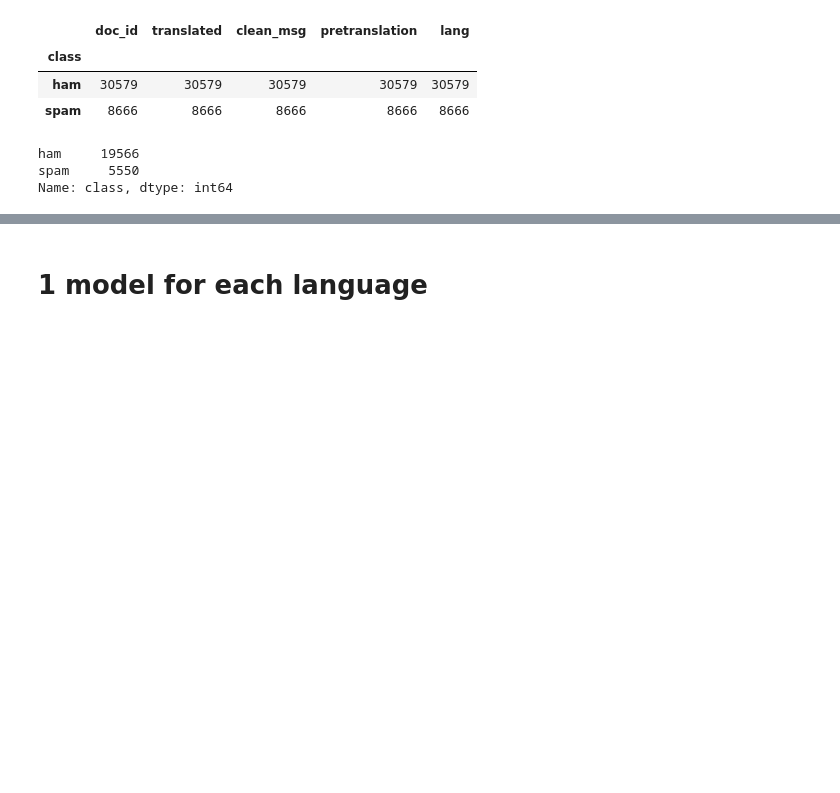
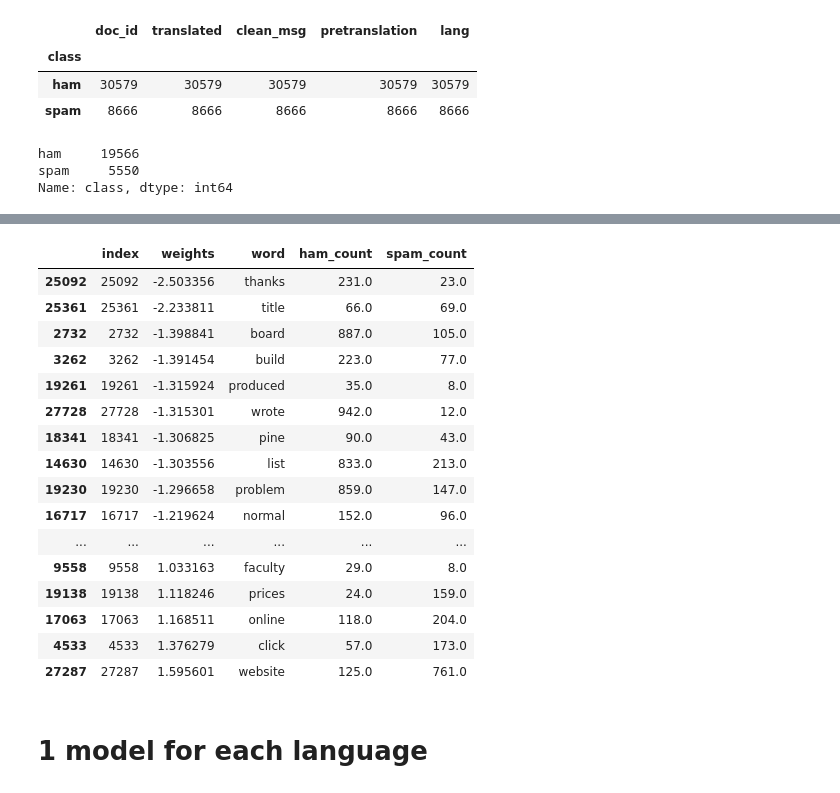
Before and after one commit to Jumpkan/DSA4266_Grp2, a Jupyter notebook: preprocessing_logreg_naive_bayes_tfidvec.ipynb, the cells around one changed output, grey strips where cells are left out. Drawn from its saved outputs; the diff is of its cells as text; code cells hidden in the pictures; blank space fills up the shorter version.

Commit message:
added code for interpreting logistic weights

```diff
--- a/preprocessing_logreg_naive_bayes_tfidvec.ipynb
+++ b/preprocessing_logreg_naive_bayes_tfidvec.ipynb
@@ -152,3 +158,44 @@ test f1 0.9136994568497284
+# %%
+sample=pd.concat([data[data['class']=='ham'].sample(8666),data[data['class']=='spam']])
+# %%
+ham_count=[]
+spam_count=[]
+word_list=[]
+temp=pd.DataFrame({'weights':logreg.coef_[0]}).reset_index().merge(pd.DataFrame({'index':vect.vocabulary_.values(),'word':vect.vocabulary_.keys()}),how='left',on='index')
+for index,(word,weights) in temp[temp['weights'].apply(lambda x:abs(x)>1)][['word','weights']].iterrows():
+    counter=sample[sample['pretranslation'].apply(lambda x: word in x)]['class'].value_counts()
+    try:
+        ham_count.append(counter['ham'])
+    except:
+        ham_count.append(0)
+    try:
+        spam_count.append(counter['spam'])
+    except:
+        spam_count.append(0)
+    word_list.append(word)
+
+word_ham_spam_counter=pd.DataFrame({'word':word_list,'ham_count':ham_count,'spam_count':spam_count})
+
+temp=temp.merge(word_ham_spam_counter,how='left',on='word')
+temp[temp['ham_count']>5].sort_values('weights',ascending=True)
+# %% [output]
+|  | index | weights | word | ham_count | spam_count |
+| 25092 | 25092 | -2.503356 | thanks | 231.0 | 23.0 |
+| 25361 | 25361 | -2.233811 | title | 66.0 | 69.0 |
+| 2732 | 2732 | -1.398841 | board | 887.0 | 105.0 |
+| 3262 | 3262 | -1.391454 | build | 223.0 | 77.0 |
+| 19261 | 19261 | -1.315924 | produced | 35.0 | 8.0 |
+| 27728 | 27728 | -1.315301 | wrote | 942.0 | 12.0 |
+| 18341 | 18341 | -1.306825 | pine | 90.0 | 43.0 |
+| 14630 | 14630 | -1.303556 | list | 833.0 | 213.0 |
+| 19230 | 19230 | -1.296658 | problem | 859.0 | 147.0 |
+| 16717 | 16717 | -1.219624 | normal | 152.0 | 96.0 |
+| ... | ... | ... | ... | ... | ... |
+| 9558 | 9558 | 1.033163 | faculty | 29.0 | 8.0 |
+| 19138 | 19138 | 1.118246 | prices | 24.0 | 159.0 |
+| 17063 | 17063 | 1.168511 | online | 118.0 | 204.0 |
+| 4533 | 4533 | 1.376279 | click | 57.0 | 173.0 |
+| 27287 | 27287 | 1.595601 | website | 125.0 | 761.0 |
 # %% [markdown]
 # 1 model for each language
 # %%
```
Also changed, not shown: parts of 14 cells of this notebook.
